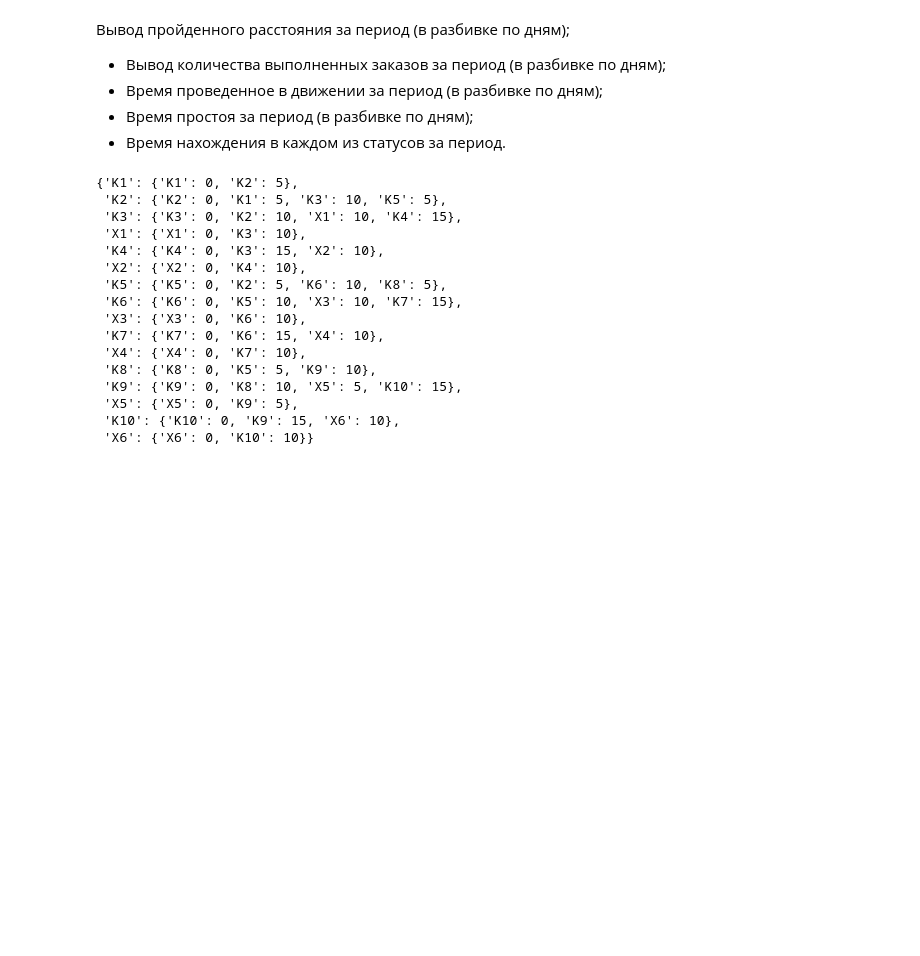
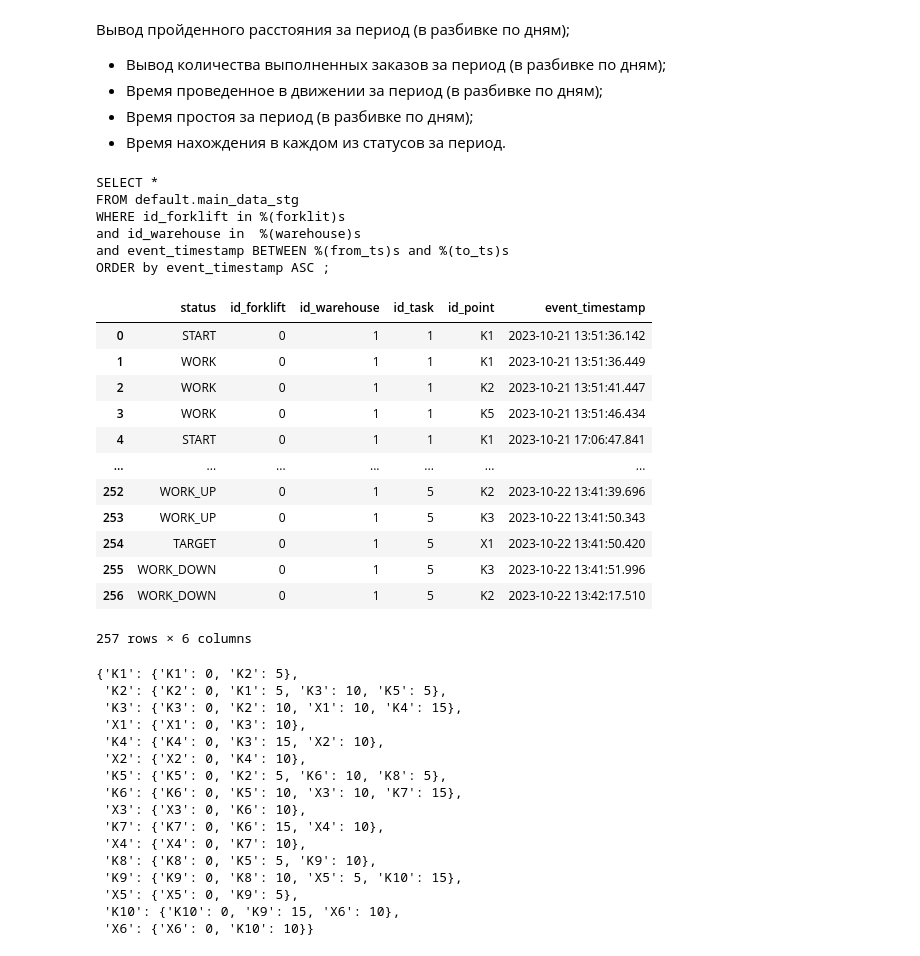
Before and after one commit to Lenidoxll/Automated-warehouse-monitoring, a Jupyter notebook: AnalyticalQueries.ipynb, the cells around one changed output. Drawn from its saved outputs; the diff is of its cells as text; code cells hidden in the pictures; blank space fills up the shorter version.

```diff
--- a/AnalyticalQueries.ipynb
+++ b/AnalyticalQueries.ipynb
@@ -30,11 +32,36 @@ and id_warehouse in  %(warehouse)s
 and event_timestamp BETWEEN %(from_ts)s and %(to_ts)s
 ORDER by event_timestamp ASC ;
 '''
+# %%
+print(query)
+# %% [output]
+SELECT *
+FROM default.main_data_stg
+WHERE id_forklift in %(forklit)s
+and id_warehouse in  %(warehouse)s
+and event_timestamp BETWEEN %(from_ts)s and %(to_ts)s
+ORDER by event_timestamp ASC ;
 # %%
 result = client.execute(query, params=params)
 
 # Convert the result to a Pandas DataFrame
-df = pd.DataFrame(result, columns=[desc[0] for desc in client.execute("DESCRIBE `default`.main_data_stg_t")])
+df = pd.DataFrame(result, columns=[desc[0] for desc in client.execute(f"DESCRIBE {db}.{table}")])
+# %%
+df
+# %% [output]
+|  | status | id_forklift | id_warehouse | id_task | id_point | event_timestamp |
+| 0 | START | 0 | 1 | 1 | K1 | 2023-10-21 13:51:36.142 |
+| 1 | WORK | 0 | 1 | 1 | K1 | 2023-10-21 13:51:36.449 |
+| 2 | WORK | 0 | 1 | 1 | K2 | 2023-10-21 13:51:41.447 |
+| 3 | WORK | 0 | 1 | 1 | K5 | 2023-10-21 13:51:46.434 |
+| 4 | START | 0 | 1 | 1 | K1 | 2023-10-21 17:06:47.841 |
+| ... | ... | ... | ... | ... | ... | ... |
+| 252 | WORK_UP | 0 | 1 | 5 | K2 | 2023-10-22 13:41:39.696 |
+| 253 | WORK_UP | 0 | 1 | 5 | K3 | 2023-10-22 13:41:50.343 |
+| 254 | TARGET | 0 | 1 | 5 | X1 | 2023-10-22 13:41:50.420 |
+| 255 | WORK_DOWN | 0 | 1 | 5 | K3 | 2023-10-22 13:41:51.996 |
+| 256 | WORK_DOWN | 0 | 1 | 5 | K2 | 2023-10-22 13:42:17.510 |
+257 rows × 6 columns
 # %%
 # configs.py file
 # Справочник маршрутов погрузчиков по складу.
```
Also changed, not shown: parts of 6 cells of this notebook.
